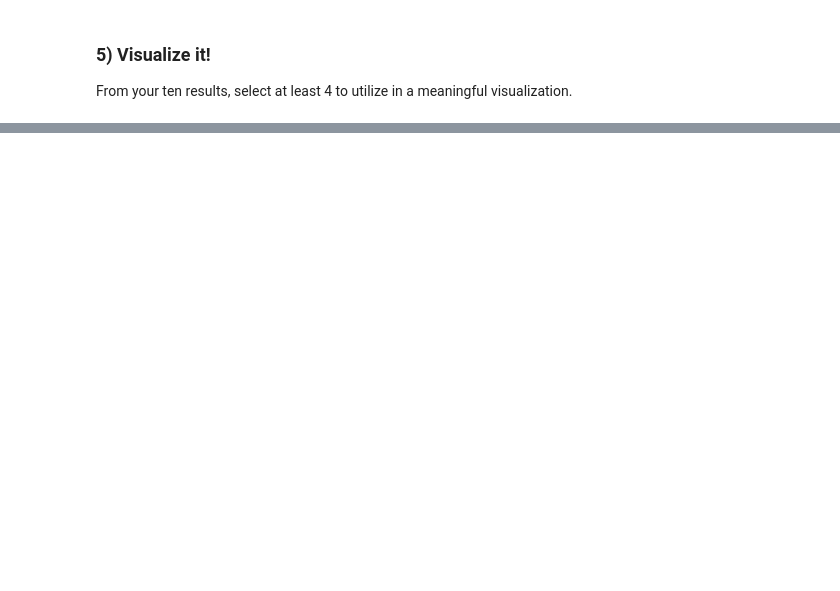
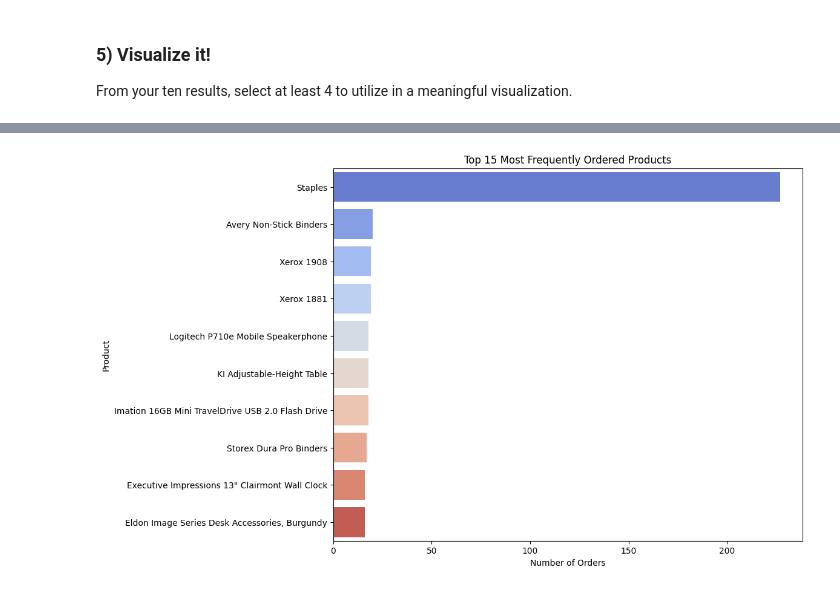
Before and after one commit to eliotjblair/DA_M3_W4_Workflow, a Jupyter notebook: notebooks/superstore_sales_workflow.ipynb, the cells around one changed output, grey strips where cells are left out. Cells and saved outputs as stored; diff of their text form; code cells hidden in the pictures; blank space fills up the shorter version.

```diff
--- a/notebooks/superstore_sales_workflow.ipynb
+++ b/notebooks/superstore_sales_workflow.ipynb
@@ -211,0 +346,13 @@ result8
+# %%
+query8 = """
+SELECT
+    p.product_name,
+    COUNT(od.order_id) AS order_count
+FROM order_details od
+JOIN products p ON od.product_id = p.product_id
+GROUP BY p.product_name
+ORDER BY order_count DESC
+LIMIT 10
+"""
+result8 = pd.read_sql(query8, conn)
+result8
@@ -254,0 +512,17 @@ plt.show()
+# %%
+# Most Frequently Ordered Products
+plt.figure(figsize=(10,8))
+sns.barplot(
+    data=result8,
+    x='order_count',
+    y='product_name',
+    hue='product_name',
+    palette='coolwarm',
+    dodge=False
+)
+plt.title('Top 15 Most Frequently Ordered Products')
+plt.xlabel('Number of Orders')
+plt.ylabel('Product')
+plt.show()
+# %% [output]
+[figure, added]
```
Also changed, not shown: parts of 30 cells of this notebook, 1 other file.
